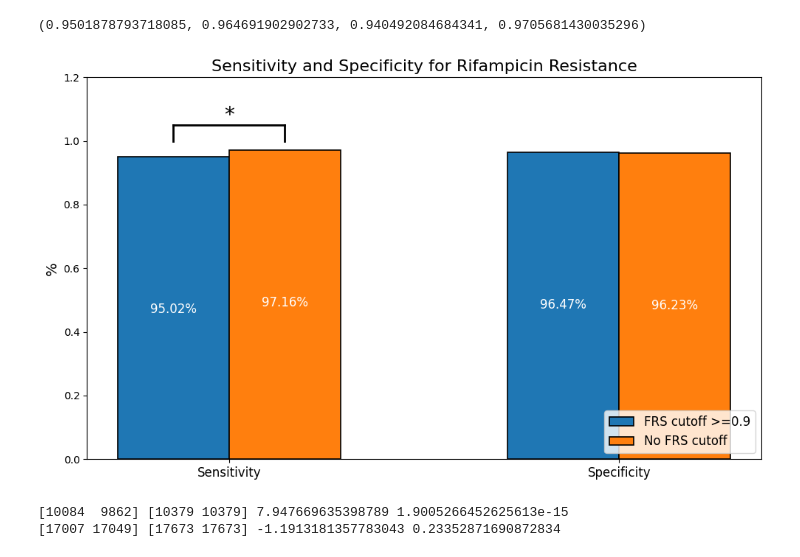
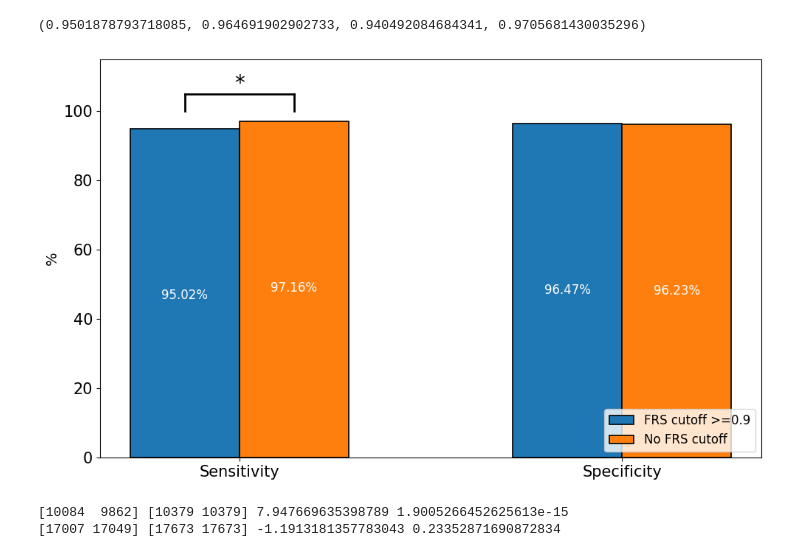
Before and after one commit to fowler-lab/tb-rnap-subpopulations, a Jupyter notebook: Reproduce_Figures.ipynb, the cells around one changed output. Cells and saved outputs as stored; diff of their text form; code cells hidden in the pictures.

```diff
--- a/Reproduce_Figures.ipynb
+++ b/Reproduce_Figures.ipynb
@@ -121,4 +122,4 @@ def aggregate_minor_major_allele(group):
     })
 
 # Apply the custom aggregation function
-mutations_agg = mutations_phenotypes.groupby('UNIQUEID').apply(aggregate_minor_major_allele).reset_index()
+mutations_agg_phen = mutations_phenotypes.groupby('UNIQUEID').apply(aggregate_minor_major_allele).reset_index()
@@ -141,8 +138,8 @@ def calculate_statistics(df):
     return sensitivity, specificity, PPV, NPV
 # %%
 #calculate statistics for no FRS cutoff
-print(mutations_agg.RESISTANT_MUTATION.value_counts())
-sen_all, spe_all, ppv_all, npv_all = calculate_statistics(mutations_agg)
+print(mutations_agg_phen.RESISTANT_MUTATION.value_counts())
+sen_all, spe_all, ppv_all, npv_all = calculate_statistics(mutations_agg_phen)
 sen_all, spe_all, ppv_all, npv_all
 # %% [output]
 RESISTANT_MUTATION
@@ -152,7 +149,7 @@ Name: count, dtype: int64
 (0.971577223239233, 0.96231539636734, 0.938046511627907, 0.9829499479828921)
 # %%
 #calculate statistics for FRS cutoff >=0.9 (major allele definition)
-major_mutations = mutations_agg.copy()
+major_mutations = mutations_agg_phen.copy()
 major_mutations['RESISTANT_MUTATION'] = major_mutations['R_MAJOR_ALLELE']
 print(major_mutations.RESISTANT_MUTATION.value_counts())
 sen_maj, spe_maj, ppv_maj, npv_maj = calculate_statistics(major_mutations)
@@ -194,38 +191,43 @@ def plot_stats_histogram(stats, significant = True, save_figure=False, save_name
             ax.text(bar.get_x() + bar.get_width()/2, yval - 0.5, f'{yval:.2%}',
                     ha='center', va='bottom', fontsize=12, color='white')
 
     # Customize the plot
-    ax.set_title('Sensitivity and Specificity for Rifampicin Resistance', fontsize=16)
+    # Set y-axis to display values as percentages without the percent sign
+    ax.yaxis.set_major_formatter(FuncFormatter(lambda y, _: '{:.0f}'.format(y * 100)))
+
+    # ax.set_title('Sensitivity and Specificity for Rifampicin Resistance', fontsize=18)
     ax.set_ylabel('%', fontsize=14)
-    ax.set_ylim(0, 1.2)
+    ax.set_ylim(0, 1.15)
 
     # Setting custom x-axis labels
     ax.set_xticks([r + bar_width/2 for r in x])
-    ax.set_xticklabels(['Sensitivity', 'Specificity'], fontsize=12)
+    ax.set_xticklabels(['Sensitivity', 'Specificity'], fontsize=15)
+
+    # Increase axis fontsizes
+    ax.tick_params(axis='both', which='major', labelsize=15)
 
     # Adding the legend
     ax.legend(loc='lower right', fontsize=12)
 
     #add significance indicator with horizontal bar between bars of sensitivity
     if significant:
         ax.plot([0, 0], [1, 1.05], color='black', lw=2)
         ax.plot([0.2, 0.2], [1, 1.05], color='black', lw=2)
         ax.plot([0, 0.2], [1.05, 1.05], color='black', lw=2)
         ax.text(0.1, 1.08, '*', fontsize=20, color='black', ha='center', va='center')
 
     plt.tight_layout()
     plt.show()
 
     #save figure if print_stats is True
     if save_figure:
         fig.savefig(f'figures/{save_name}.png', dpi=300)
 
 
-
 stats = create_stats_df(sen_maj, sen_all, spe_maj, spe_all)
 plot_stats_histogram(stats, significant = True, save_figure=True, save_name = 'sensitivity_specificity_histogram')
 # %% [output]
-[figure, old version]
+[figure, new version]
 # %%
 #perform a z test to test for significant difference between the sensitivities and specificities
 from statsmodels.stats.proportion import proportions_ztest
```
Also changed, not shown: parts of 36 cells of this notebook.
